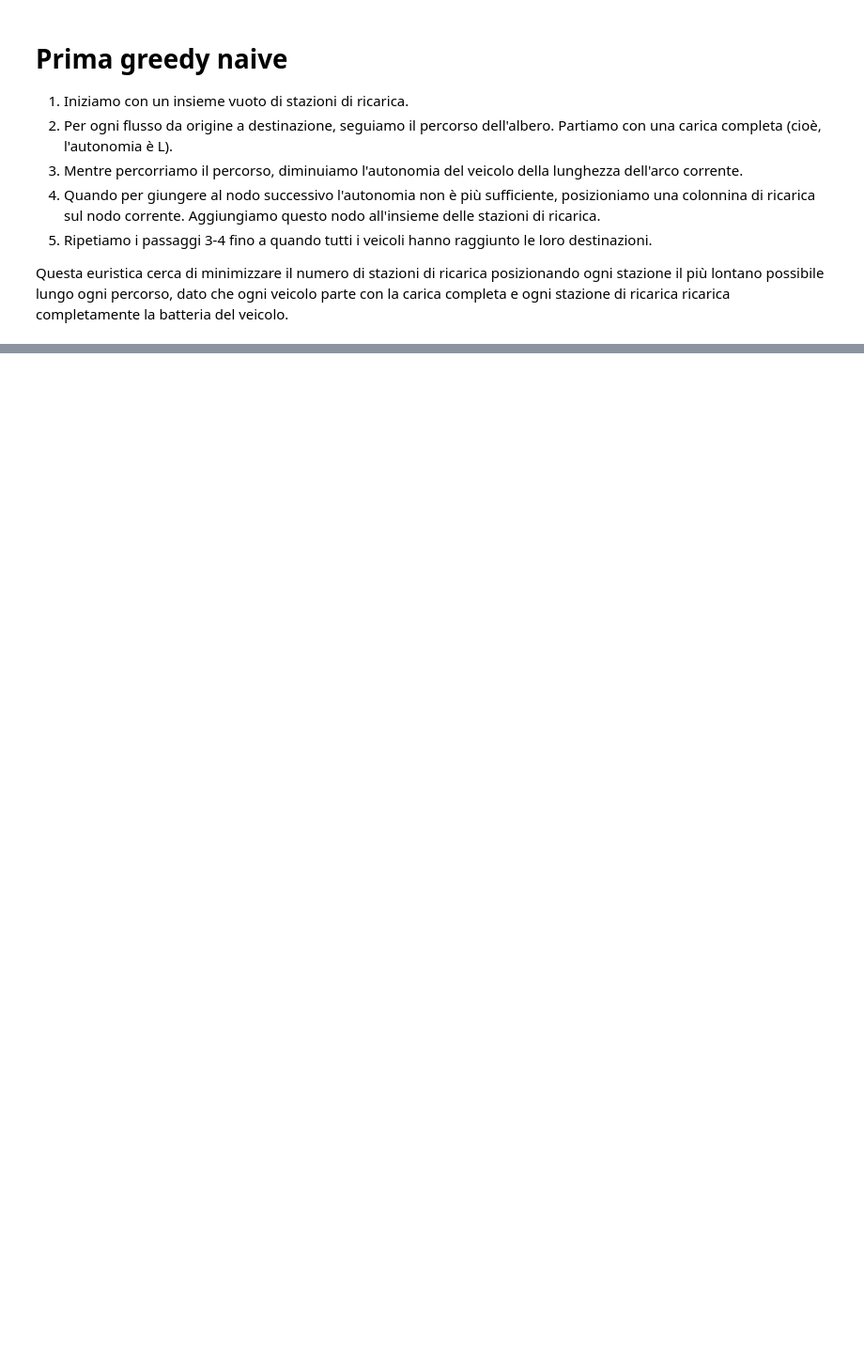
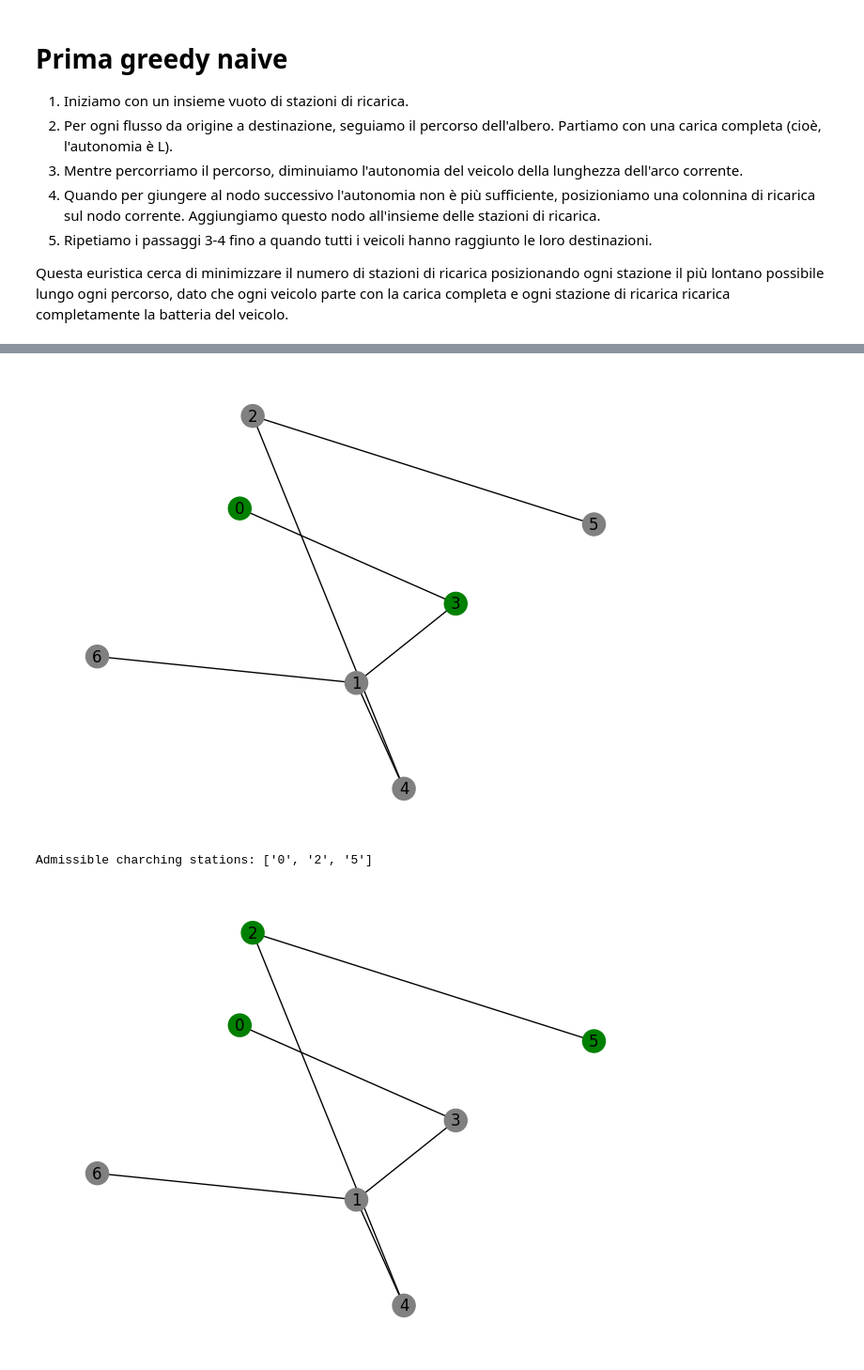
Before and after one commit to marielean/ChargingStations, a Jupyter notebook: ChargingStations.ipynb, the cells around one changed output, grey strips where cells are left out. Shown at 94% size. Drawn from its saved outputs; the diff is of its cells as text; code cells hidden in the pictures; blank space fills up the shorter version.

```diff
--- a/ChargingStations.ipynb
+++ b/ChargingStations.ipynb
@@ -75,0 +88,26 @@ all paths:  [['3', '1'], ['1', '3', '2'], ['3', '1', '6', '4', '5']]
+# %%
+import networkx as nx
+import utility_functions as uf
+# READING THE TREE NETWORK FROM THE .gml FILE
+K = 3   # the number of flows
+L = 150 # the battery capacity of the electric vehicle
+
+T = nx.read_gml("tree_net/tree.gml")
+flows = uf.get_random_flows(T, K)
+uf.get_random_chrg_stations(T)
+uf.draw_tree(T)
+while True:
+    T = nx.read_gml("tree_net/tree.gml")
+    charging_stations = uf.get_random_chrg_stations(T)
+    if uf.__is_admissible(T, flows, L):
+        print("Admissible charching stations:", charging_stations)
+        break
+    else:
+        pass
+
+
+uf.draw_tree(T)
+# %% [output]
+[figure, added]
+Admissible charching stations: ['0', '2', '5']
+[figure, added]
```
Also changed, not shown: parts of 2 cells of this notebook, 1 other file.
